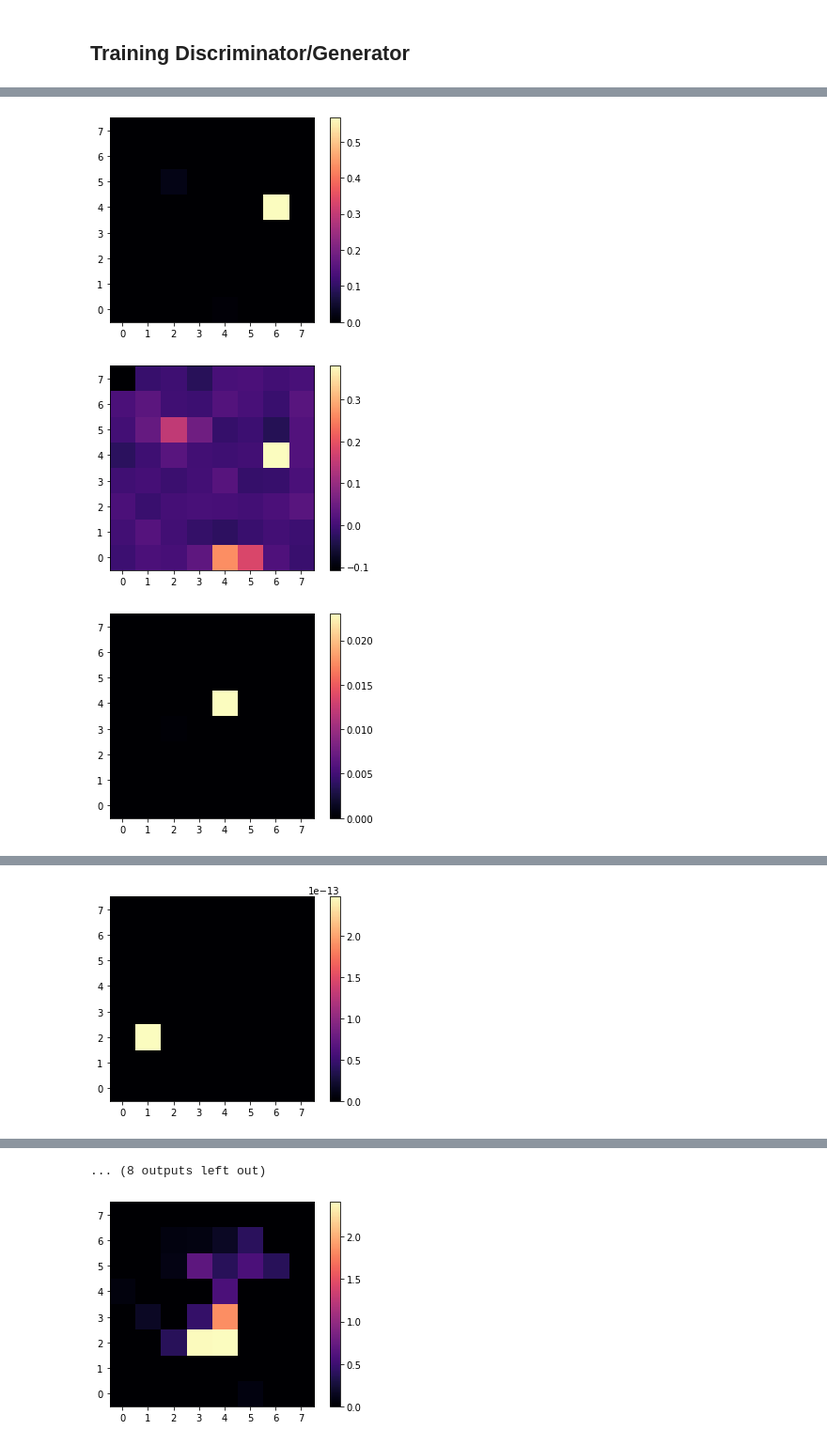
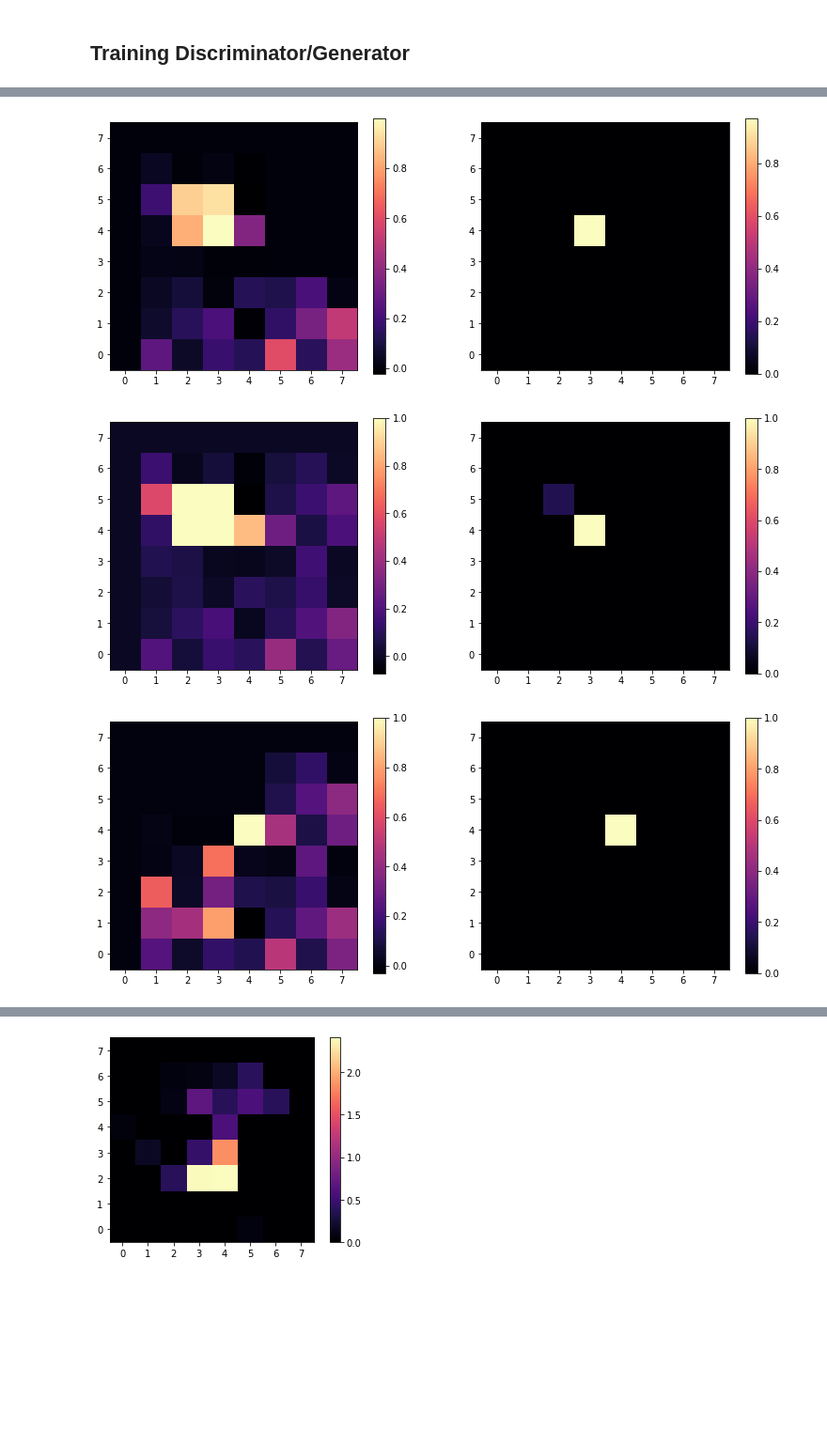
Before and after one commit to Humboldt-Penguin/HapPyCal, a Jupyter notebook: code/03_caloGAN/caloGAN.ipynb, the cells around one changed output, grey strips where cells are left out. Shown at 94% size. Cells and saved outputs as stored; diff of their text form; code cells hidden in the pictures; blank space fills up the shorter version.

```diff
--- a/code/03_caloGAN/caloGAN.ipynb
+++ b/code/03_caloGAN/caloGAN.ipynb
@@ -429,21 +429,19 @@ Training completed in 1635.19 seconds.
 # %%
 xb = torch.randn(batch_size, latent_size, 1, 1, device=device)
 test = generator(xb)
 for i in range(10):
-    fig, ax = plt.subplots()
-    plt.imshow(np.power(test[i, 0].detach().cpu().T,10), cmap=colormap);
-    ax.invert_yaxis()
-    ax.set_xticks(np.arange(0,8))
-    plt.colorbar()
-    plt.show()
+    fig, (QAx, TAx) = plt.subplots(nrows=1, ncols=2, figsize= (13,5))
 
-    afig, aax = plt.subplots()
-    plt.imshow(np.power(test[i, 1].detach().cpu().T,1), cmap=colormap);
-    aax.invert_yaxis()
-    aax.set_xticks(np.arange(0,8))
-    plt.colorbar()
-    plt.show()
+    QPlot = QAx.imshow(np.power(test[i, 0].detach().cpu().T,1), cmap=colormap);
+    QAx.invert_yaxis()
+    QAx.set_xticks(np.arange(0,8))
+    Qcbar = plt.colorbar(QPlot, ax=QAx)
+
+    TPlot = TAx.imshow(np.power(test[i, 1].detach().cpu().T,10), cmap=colormap);
+    TAx.invert_yaxis()
+    TAx.set_xticks(np.arange(0,8))
+    Tcbar = plt.colorbar(TPlot, ax=TAx)
 # %% [output]
-[figure, old version]
+[figure, new version]
-[figure, old version]
+[figure, new version]
-[figure, old version]
+[figure, new version]
@@ -457 +454,0 @@ for i in range(10):
-[figure, removed]
@@ -459,4 +455,3 @@ for i in range(10):
-... (8 outputs left out)
 # %%
 for i in range(5):
     fig, ax = plt.subplots()
```
Also changed, not shown: parts of 6 cells of this notebook.
